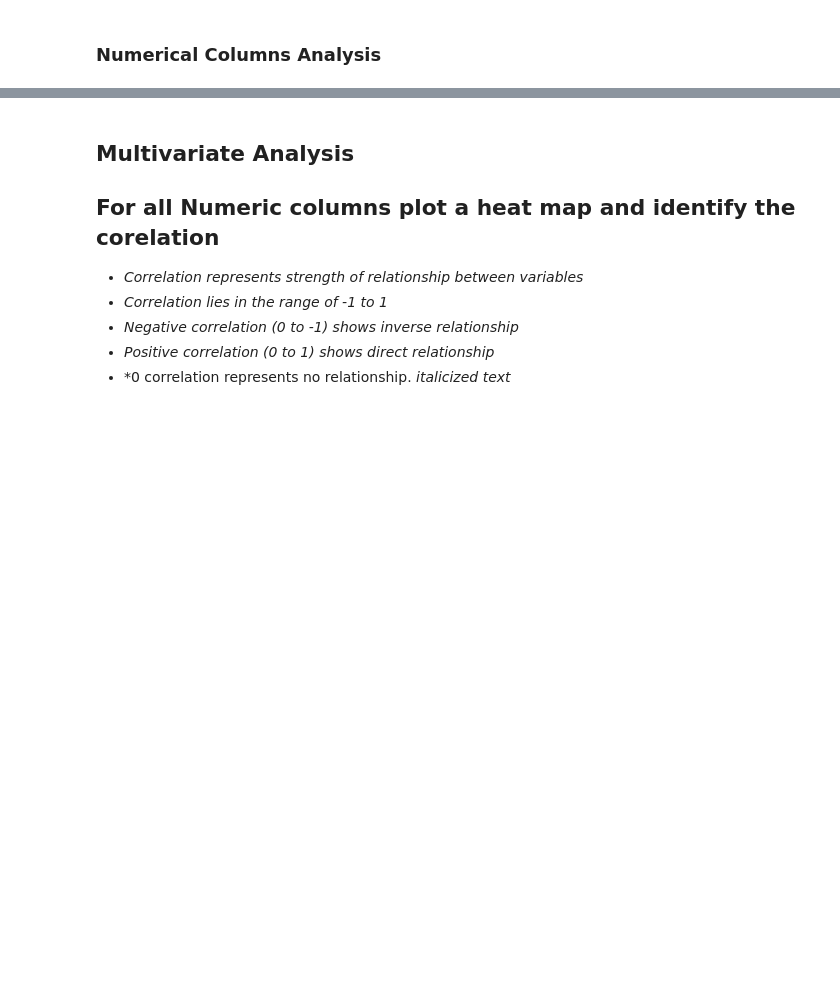
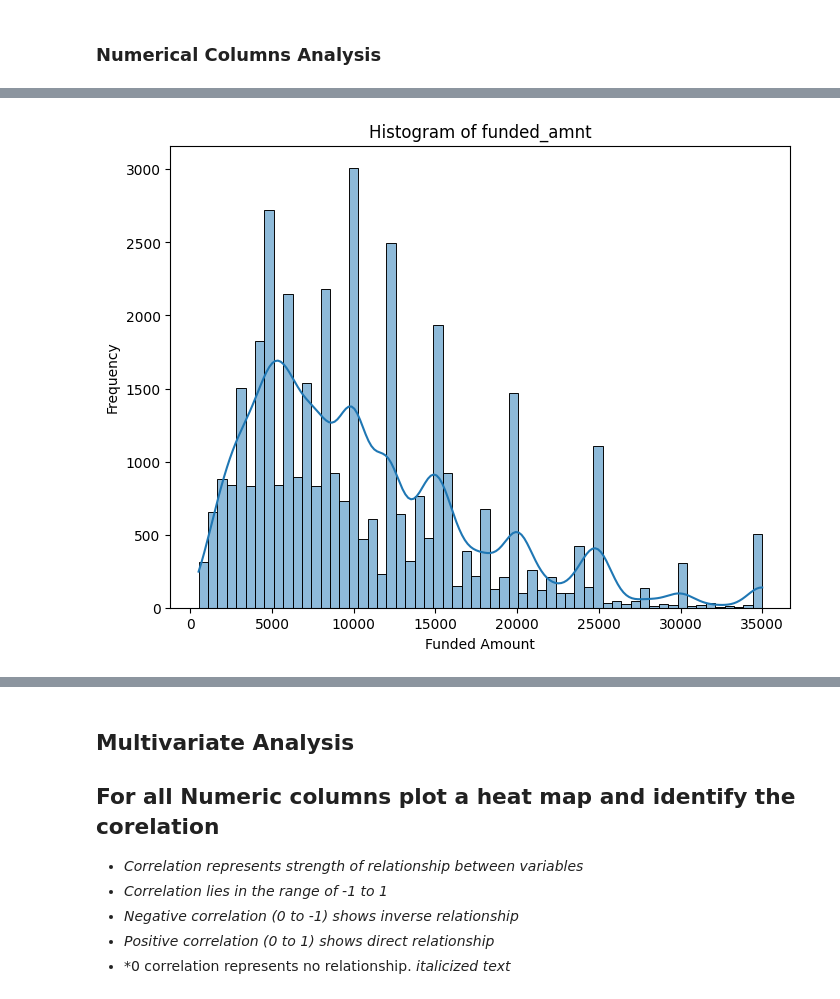
Before and after one commit to balu337/LendingClubRepo, a Jupyter notebook: LC_v1.ipynb, the cells around one changed output, grey strips where cells are left out. Cells and saved outputs as stored; diff of their text form; code cells hidden in the pictures; blank space fills up the shorter version.

Commit message:
Created Separate plots for univariate analysis

```diff
--- a/LC_v1.ipynb
+++ b/LC_v1.ipynb
@@ -25,6 +25,6 @@ Mounted at /content/drive
 # %%
-filepath="/content/drive/MyDrive/IITB_AIML/1_Statistics/LendingClubCaseStudy/loan.csv"
-#filepath="/content/drive/MyDrive/LendingClub/loan.csv"
+#filepath="/content/drive/MyDrive/IITB_AIML/1_Statistics/LendingClubCaseStudy/loan.csv"
+filepath="/content/drive/MyDrive/LendingClub/loan.csv"
 
 
 df = pd.read_csv(filepath)
@@ -590,0 +574,9 @@ for i in num_cols:
+# %%
+plt.figure(figsize=(8, 6))  # Adjust the figure size as needed
+sns.histplot(df1['funded_amnt'], kde=True)  # Generate histogram plot
+plt.title('Histogram of funded_amnt')  # Set title
+plt.xlabel('Funded Amount')  # Set x-axis label
+plt.ylabel('Frequency')  # Set y-axis label
+plt.show()
+# %% [output]
+[figure, added]
```
Also changed, not shown: parts of 72 cells of this notebook.
